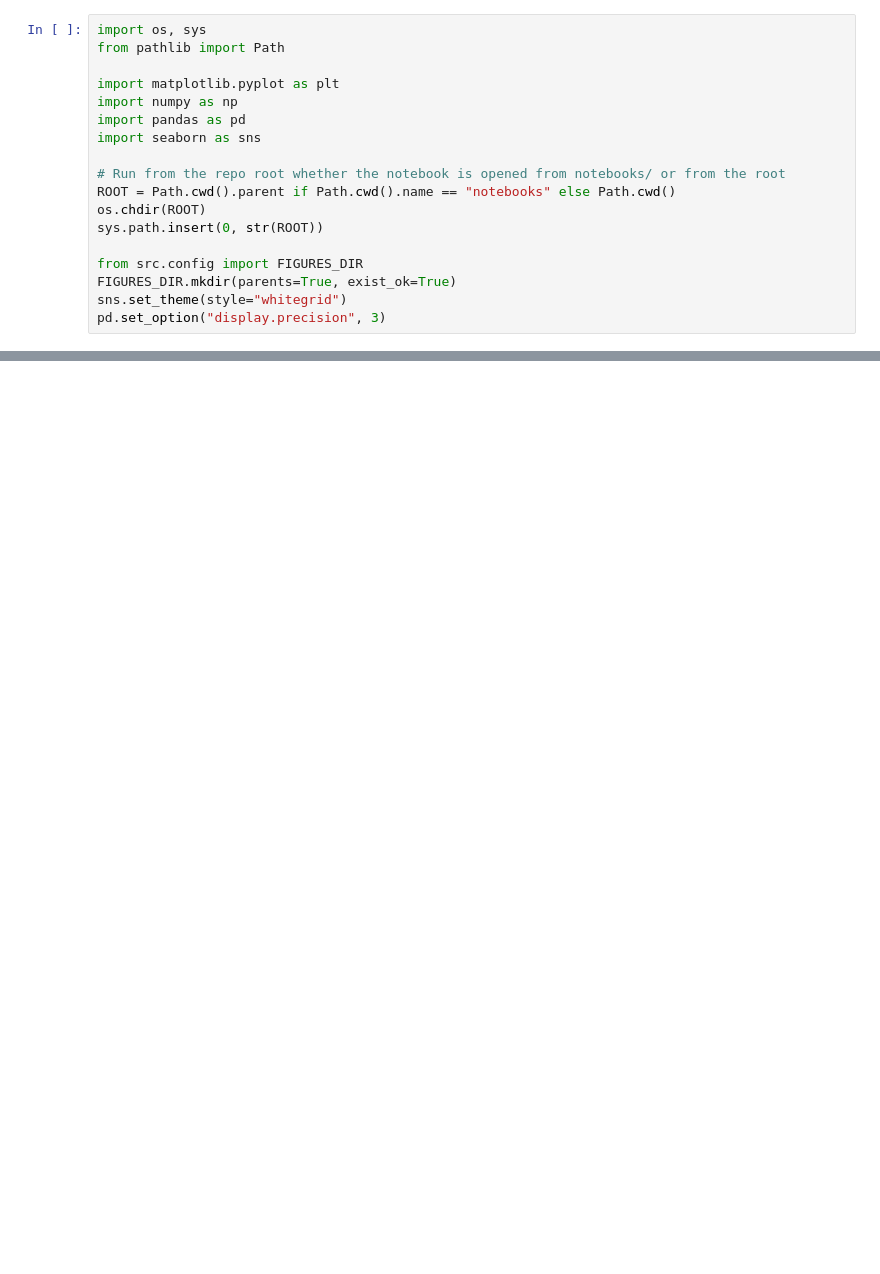
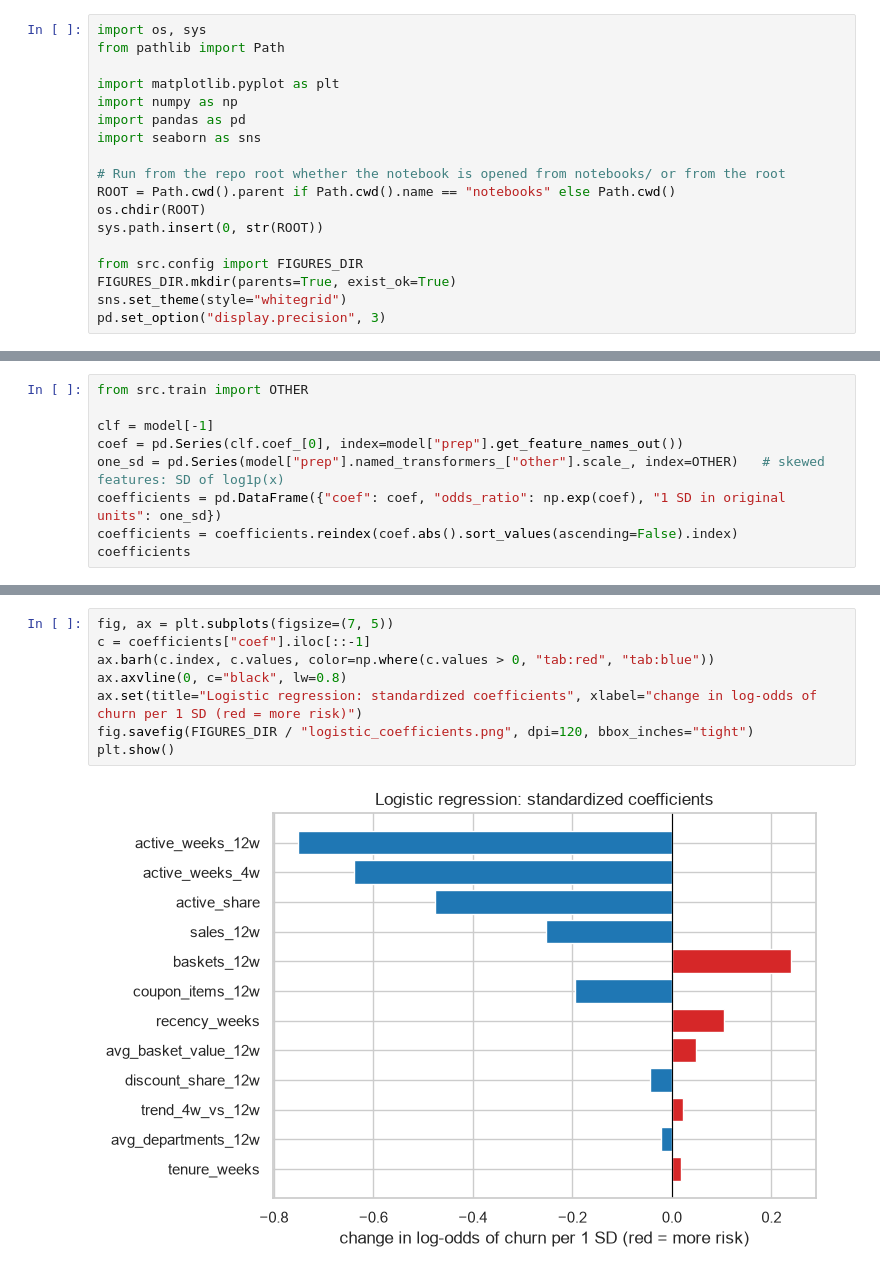
Before and after one commit to NamAnh-dev/Dunnhumby-retention-campaign, a Jupyter notebook: notebooks/03_explain_and_business.ipynb, the cells around one changed output, grey strips where cells are left out. Cells and saved outputs as stored; diff of their text form; blank space fills up the shorter version.

```diff
--- a/notebooks/03_explain_and_business.ipynb
+++ b/notebooks/03_explain_and_business.ipynb
@@ -38,0 +45,9 @@ random_forest | test households: 2316 | churn rate: 8.2%
+# %%
+from src.train import OTHER
+
+clf = model[-1]
+coef = pd.Series(clf.coef_[0], index=model["prep"].get_feature_names_out())
+one_sd = pd.Series(model["prep"].named_transformers_["other"].scale_, index=OTHER)   # skewed features: SD of log1p(x)
+coefficients = pd.DataFrame({"coef": coef, "odds_ratio": np.exp(coef), "1 SD in original units": one_sd})
+coefficients = coefficients.reindex(coef.abs().sort_values(ascending=False).index)
+coefficients
@@ -38,0 +68,10 @@ random_forest | test households: 2316 | churn rate: 8.2%
+# %%
+fig, ax = plt.subplots(figsize=(7, 5))
+c = coefficients["coef"].iloc[::-1]
+ax.barh(c.index, c.values, color=np.where(c.values > 0, "tab:red", "tab:blue"))
+ax.axvline(0, c="black", lw=0.8)
+ax.set(title="Logistic regression: standardized coefficients", xlabel="change in log-odds of churn per 1 SD (red = more risk)")
+fig.savefig(FIGURES_DIR / "logistic_coefficients.png", dpi=120, bbox_inches="tight")
+plt.show()
+# %% [output]
+[figure, added]
```
Also changed, not shown: parts of 23 cells of this notebook, 4 other files.
